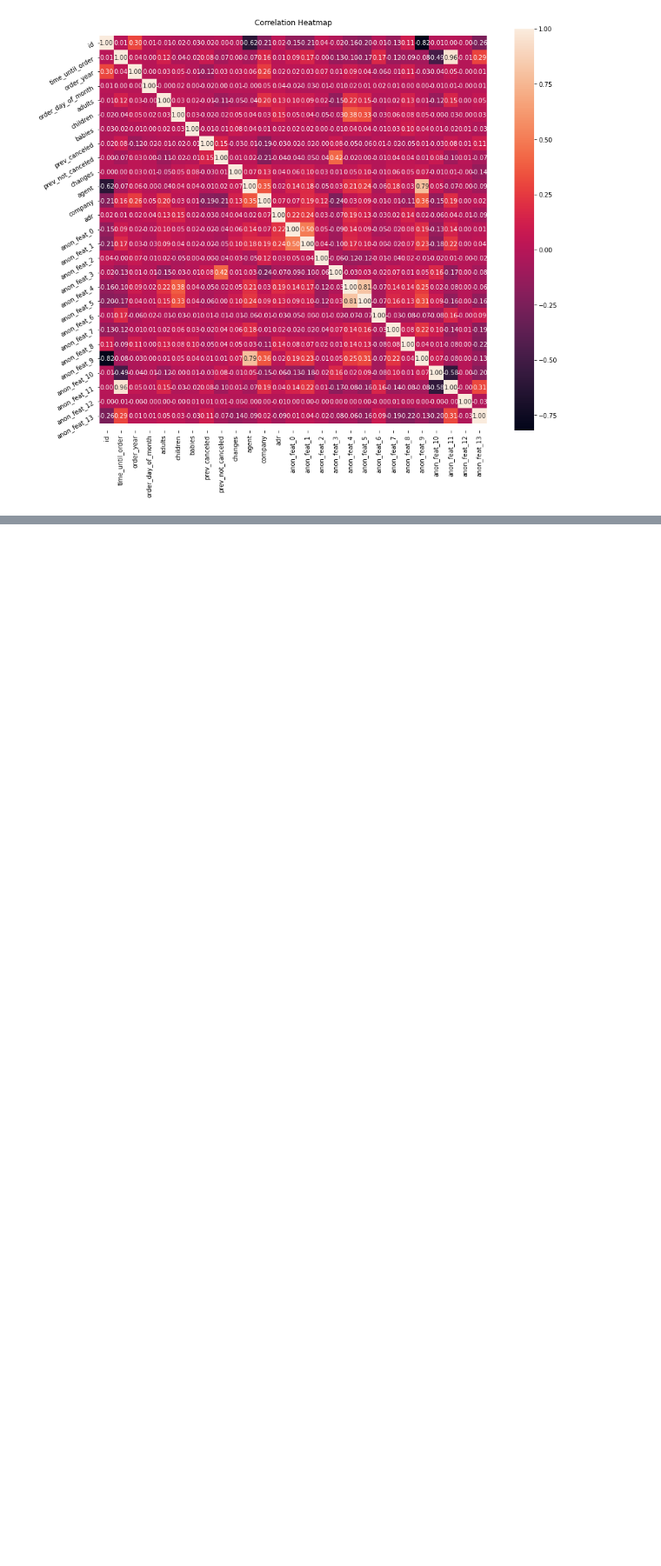
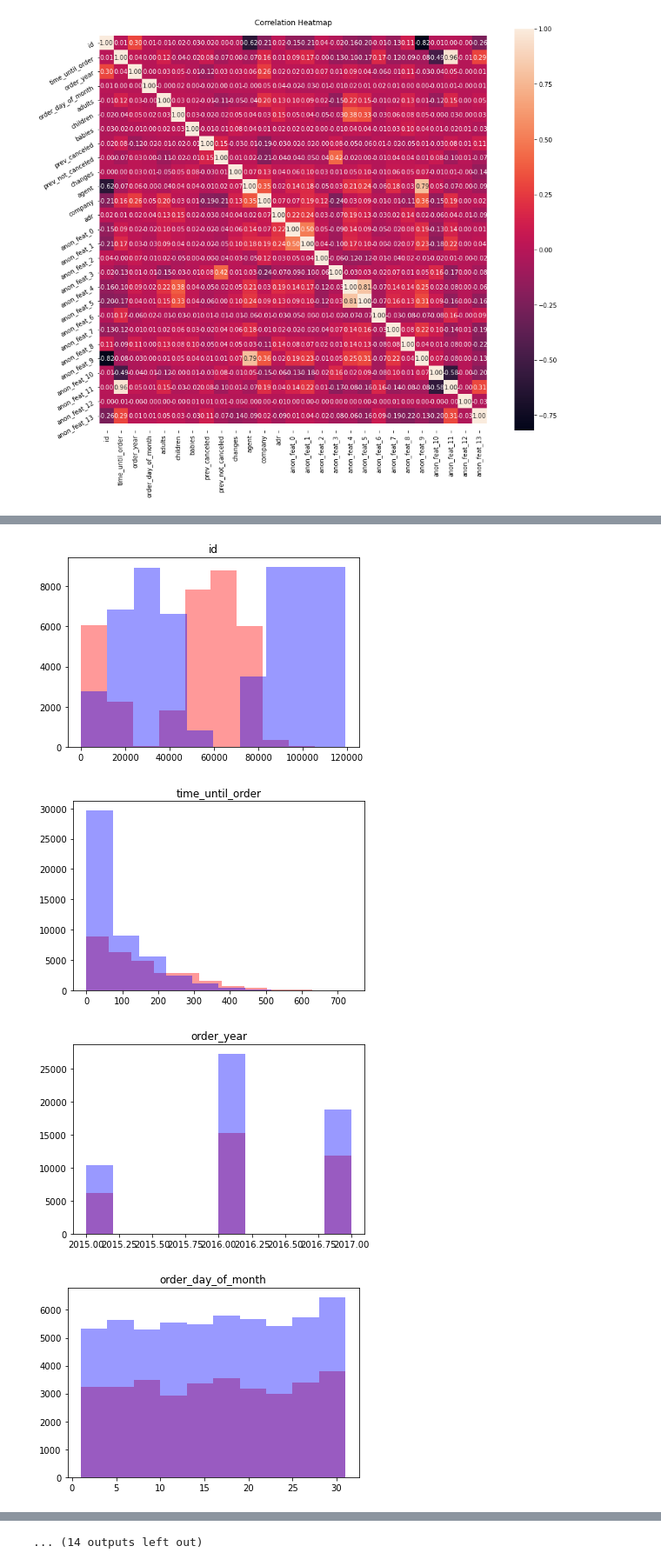
Before and after one commit to itaynussbaum/Machinelearning_308365105_205489875, a Jupyter notebook: function_analysis.ipynb, the cells around one changed output, grey strips where cells are left out. Shown: that part at 87% size. Drawn from its saved outputs; the diff is of its cells as text; code cells hidden in the pictures; blank space fills up the shorter version.

```diff
--- a/function_analysis.ipynb
+++ b/function_analysis.ipynb
@@ -134,0 +140,3 @@ new_df.describe()
+# %%
+y1=new_df.cancelation
+X.corrwith(y1).sort_values(ascending=False)
@@ -134,0 +161,14 @@ new_df.describe()
+# %%
+#Distribution of pos and neg labels by feautre
+for col in X_num.columns:
+    pos = X_num[col][y1.astype(bool)]
+    neg = X_num[col][~y1.astype(bool)]
+    plt.hist(pos,color ='r', alpha=0.4, label='Positive')
+    plt.hist(neg, color='b', alpha=0.4, label ='Negative')
+    plt.title(col)
+    plt.show()
+# %% [output]
+[figure, added]
+[figure, added]
+[figure, added]
+[figure, added]
@@ -134,0 +183 @@ new_df.describe()
+... (14 outputs left out)
```
Also changed, not shown: parts of 11 cells of this notebook.
